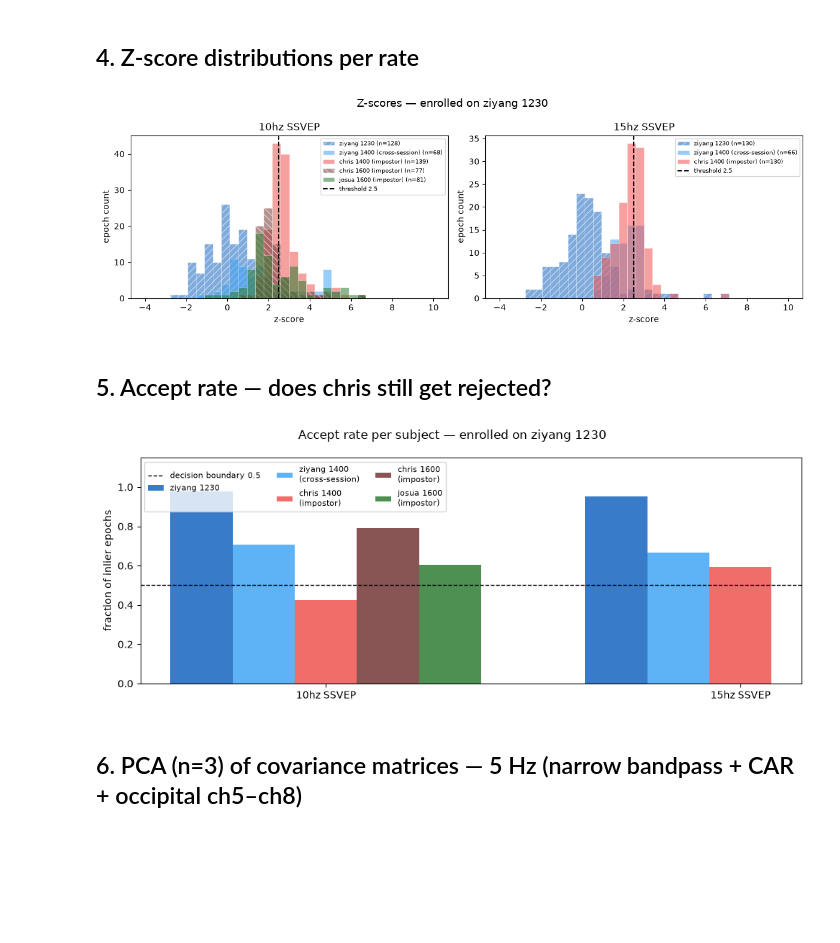
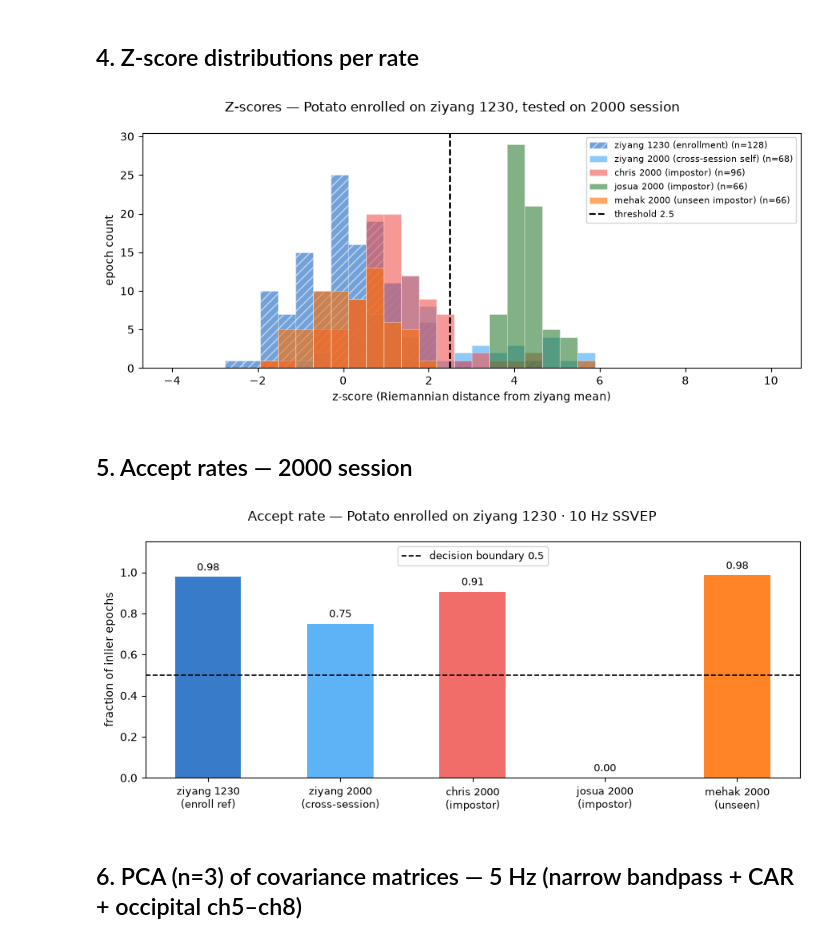
Before and after one commit to chrisbitter/brain_id, a Jupyter notebook: notebooks/signal_analysis.ipynb, the cells around one changed output. Saved outputs shown, nothing was run; the diff lists cells and outputs as text; code cells hidden in the pictures; blank space fills up the shorter version.

```diff
--- a/notebooks/signal_analysis.ipynb
+++ b/notebooks/signal_analysis.ipynb
@@ -23,8 +23,7 @@ imports ok
 ## 1. Enroll — ziyang 1230 (narrow bandpass + CAR + occipital channels ch5–ch8)
 # %%
 ENROLL_CSVS = {
-    '10hz': '../data/raw/1230_ziyang_10hz.csv',
-    '15hz': '../data/raw/1230_ziyang_15hz.csv',
+    '10hz': '/home/josua/Projects/hackathon_zeiss/brain_id/data/raw/2000_ziyang_10hz.csv',
 }
 
 # enroll_multi auto-applies narrow bandpass per rate + CAR + occipital channels
@@ -97,52 +91,55 @@ df.style.map(color_decision, subset=['decision'])
 ## 4. Z-score distributions per rate
 # %%
 SUBJECT_STYLE = {
-    'ziyang_1230': ('#1565C0', '///', 'ziyang 1230'),
-    'ziyang_1400': ('#42A5F5', '',    'ziyang 1400 (cross-session)'),
-    'chris_1400':  ('#EF5350', '',    'chris 1400 (impostor)'),
-    'chris_1600':  ('#743736', '\\\\\\', 'chris 1600 (impostor)'),
-    'josua_1600':  ('#2E7D32', '',    'josua 1600 (impostor)'),
+    'ziyang_1230': ('#1565C0', '///', 'ziyang 1230 (enrollment)'),
+    'ziyang_2000': ('#42A5F5', '',    'ziyang 2000 (cross-session self)'),
+    'chris_2000':  ('#EF5350', '',    'chris 2000 (impostor)'),
+    'josua_2000':  ('#2E7D32', '',    'josua 2000 (impostor)'),
+    'mehak_2000':  ('#FF6F00', '',    'mehak 2000 (unseen impostor)'),
 }
-fig, axes = plt.subplots(1, len(RATES), figsize=(6 * len(RATES), 4))
-fig.suptitle('Z-scores — enrolled on ziyang 1230', fontsize=13)
+fig, ax = plt.subplots(figsize=(9, 4))
+fig.suptitle('Z-scores — Potato enrolled on ziyang 1230, tested on 2000 session', fontsize=12)
 bins = np.linspace(-4, 10, 35)
-for ax, rate in zip(axes, RATES):
-    for subject, (color, hatch, label) in SUBJECT_STYLE.items():
-        z = zscores.get(subject, {}).get(rate)
-        if z is None: continue
-        ax.hist(z, bins=bins, alpha=0.55, color=color, hatch=hatch,
-                label=f'{label} (n={len(z)})', edgecolor='white', linewidth=0.4)
-    ax.axvline(2.5, color='black', linewidth=1.5, linestyle='--', label='threshold 2.5')
-    ax.set_title(f'{rate} SSVEP'); ax.set_xlabel('z-score'); ax.set_ylabel('epoch count')
-    ax.legend(fontsize=7)
+for subject, (color, hatch, label) in SUBJECT_STYLE.items():
+    z = zscores.get(subject, {}).get('10hz')
+    if z is None: continue
+    ax.hist(z, bins=bins, alpha=0.6, color=color, hatch=hatch,
+            label=f'{label} (n={len(z)})', edgecolor='white', linewidth=0.4)
+ax.axvline(2.5, color='black', linewidth=1.5, linestyle='--', label='threshold 2.5')
+ax.set_xlabel('z-score (Riemannian distance from ziyang mean)'); ax.set_ylabel('epoch count')
+ax.legend(fontsize=8)
 plt.tight_layout()
-plt.savefig('../reports/figures/08_zscore_2sessions.png', dpi=150)
+plt.savefig('../reports/figures/14_zscore_2000session.png', dpi=150)
 plt.show()
 # %% [output]
-[figure, old version]
+[figure, new version]
 # %% [markdown]
-## 5. Accept rate — does chris still get rejected?
+## 5. Accept rates — 2000 session
 # %%
-subjects_ordered = ['ziyang_1230', 'ziyang_1400', 'chris_1400', 'chris_1600', 'josua_1600']
-labels_ordered   = ['ziyang 1230', 'ziyang 1400\n(cross-session)',
-                    'chris 1400\n(impostor)', 'chris 1600\n(impostor)', 'josua 1600\n(impostor)']
-bar_colors       = ['#1565C0', '#42A5F5', '#EF5350', '#743736', '#2E7D32']
-x = np.arange(len(RATES)); width = 0.15
-offsets = np.linspace(-2, 2, len(subjects_ordered)) * width
-fig, ax = plt.subplots(figsize=(10, 4))
-fig.suptitle('Accept rate per subject — enrolled on ziyang 1230', fontsize=12)
-for i, (subject, label, color) in enumerate(zip(subjects_ordered, labels_ordered, bar_colors)):
-    vals = [results.get(subject, {}).get(rate, {}).get('accept_rate', np.nan) for rate in RATES]
-    ax.bar(x + offsets[i], vals, width, label=label, color=color, alpha=0.85)
-ax.axhline(0.5, color='black', linewidth=1, linestyle='--', label='decision boundary 0.5')
-ax.set_xticks(x); ax.set_xticklabels([f'{r} SSVEP' for r in RATES])
+subjects_ordered = ['ziyang_1230', 'ziyang_2000', 'chris_2000', 'josua_2000', 'mehak_2000']
+labels_ordered   = ['ziyang 1230\n(enroll ref)', 'ziyang 2000\n(cross-session)',
+                    'chris 2000\n(impostor)', 'josua 2000\n(impostor)', 'mehak 2000\n(unseen)']
+bar_colors       = ['#1565C0', '#42A5F5', '#EF5350', '#2E7D32', '#FF6F00']
+
+rate = '10hz'
+fig, ax = plt.subplots(figsize=(9, 4))
+fig.suptitle('Accept rate — Potato enrolled on ziyang 1230 · 10 Hz SSVEP', fontsize=12)
+x = np.arange(len(subjects_ordered))
+vals = [results.get(s, {}).get(rate, {}).get('accept_rate', np.nan) for s in subjects_ordered]
+bars = ax.bar(x, vals, color=bar_colors, alpha=0.85, width=0.5)
+ax.axhline(0.5, color='black', linewidth=1.2, linestyle='--', label='decision boundary 0.5')
+ax.set_xticks(x); ax.set_xticklabels(labels_ordered, fontsize=9)
 ax.set_ylabel('fraction of inlier epochs'); ax.set_ylim(0, 1.15)
-ax.legend(fontsize=8, ncol=3)
+for bar, val in zip(bars, vals):
+    if not np.isnan(val):
+        ax.text(bar.get_x() + bar.get_width()/2, val + 0.02, f'{val:.2f}',
+                ha='center', va='bottom', fontsize=9)
+ax.legend(fontsize=9)
 plt.tight_layout()
-plt.savefig('../reports/figures/09_accept_rates_2sessions.png', dpi=150)
+plt.savefig('../reports/figures/15_accept_rates_2000session.png', dpi=150)
 plt.show()
 # %% [output]
-[figure, old version]
+[figure, new version]
 # %% [markdown]
 ## 6. PCA (n=3) of covariance matrices — 5 Hz (narrow bandpass + CAR + occipital ch5–ch8)
 # %%
```
Also changed, not shown: parts of 7 cells of this notebook.
